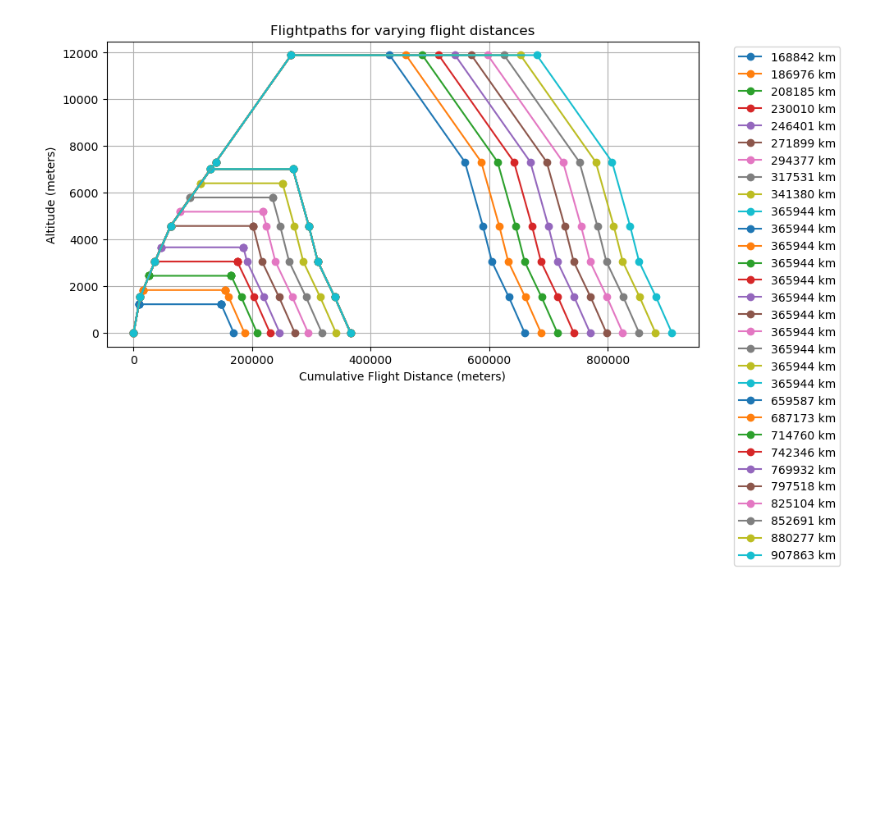
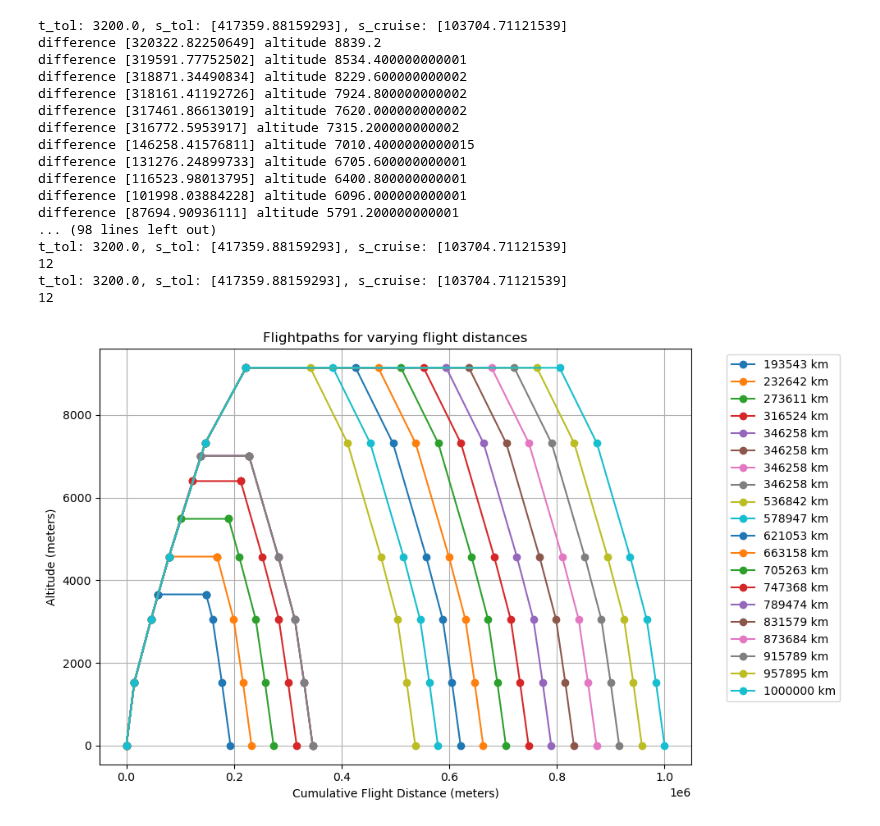
Before and after one commit to Centre-for-Atmospheric-Science-Cam-Chem/ConflictTrails, a Jupyter notebook: test.ipynb, the cells around one changed output. Drawn from its saved outputs; the diff is of its cells as text; code cells hidden in the pictures; blank space fills up the shorter version.

```diff
--- a/test.ipynb
+++ b/test.ipynb
@@ -206,19 +224,35 @@ plt.show()
 # %%
 import numpy as np
 import matplotlib.pyplot as plt
 
 # Generate 25 flight distances (km) linearly spaced from 200 to 5000 km.
-num_flightpaths = 30
+num_flightpaths = 20
 flight_distances = np.linspace(200, 1000, num_flightpaths)
 flightpaths = [0] * num_flightpaths
-
 
 # Loop through each flight distance and generate the flightpath.
 for ii in np.arange(num_flightpaths):
     d_km = flight_distances[ii]
     # Generate flightpath for a given flight distance (in km)
-    fp = generate_flightpath('A320', d_km, performance_data)
+    fp = generate_flightpath('C130', d_km, performance_data)
     flightpaths[ii] = fp
 plot_flightpaths(flightpaths)
 # %% [output]
+t_tol: 3200.0, s_tol: [417359.88159293], s_cruise: [103704.71121539]
+difference [320322.82250649] altitude 8839.2
+difference [319591.77752502] altitude 8534.400000000001
+difference [318871.34490834] altitude 8229.600000000002
+difference [318161.41192726] altitude 7924.800000000002
+difference [317461.86613019] altitude 7620.000000000002
+difference [316772.5953917] altitude 7315.200000000002
+difference [146258.41576811] altitude 7010.4000000000015
+difference [131276.24899733] altitude 6705.600000000001
+difference [116523.98013795] altitude 6400.800000000001
+difference [101998.03884228] altitude 6096.000000000001
+difference [87694.90936111] altitude 5791.200000000001
+... (98 lines left out)
+t_tol: 3200.0, s_tol: [417359.88159293], s_cruise: [103704.71121539]
+12
+t_tol: 3200.0, s_tol: [417359.88159293], s_cruise: [103704.71121539]
+12
-[figure, old version]
+[figure, new version]
```
Also changed, not shown: parts of 5 cells of this notebook, 2 other files.
